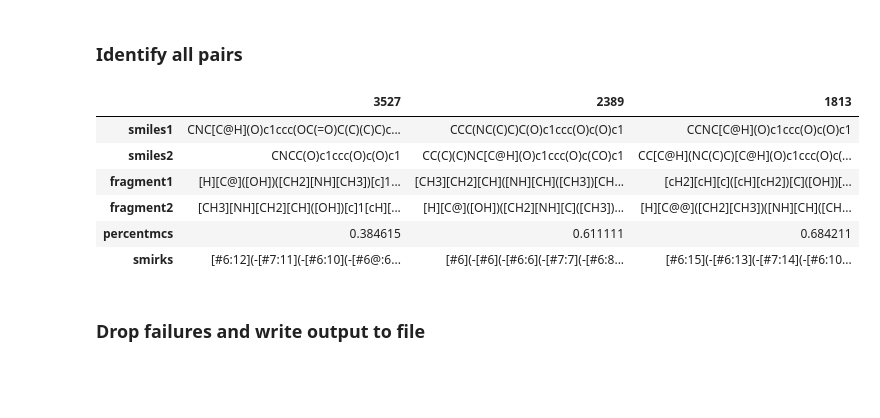
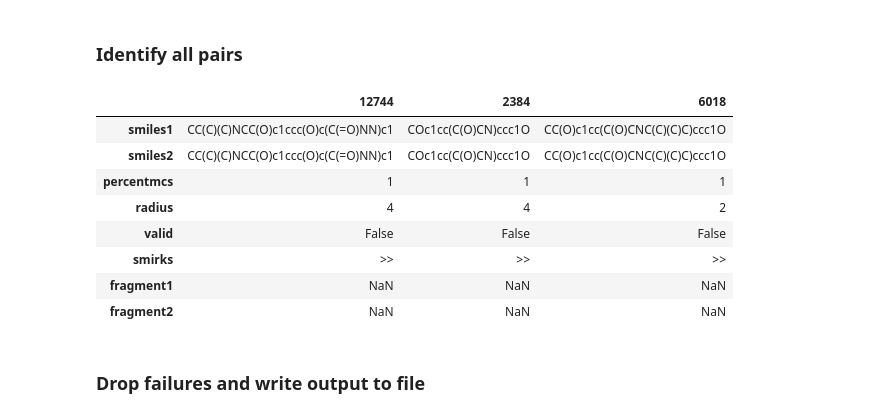
Before and after one commit to warner121/wizepair2, a Jupyter notebook: notebooks/beta2_agonists_part2.ipynb, the cells around one changed output. Drawn from its saved outputs; the diff is of its cells as text; code cells hidden in the pictures; blank space fills up the shorter version.

Commit message:
Iterate over progresivle smaller radii to yields multiple mmp per pair.

```diff
--- a/notebooks/beta2_agonists_part2.ipynb
+++ b/notebooks/beta2_agonists_part2.ipynb
@@ -42,16 +42,19 @@ df_pairs
 ### Identify all pairs
 # %%
 df_pairs = df_pairs.progress_apply(lambda x: MMP(x.stripped_smiles_x, x.stripped_smiles_y, fuzziness=5).execute(), axis=1)
-df_pairs = pd.json_normalize(df_pairs)
-df_pairs.sample(3).transpose()
-# %% [output]
-|  | 3527 | 2389 | 1813 |
-| smiles1 | CNC[C@H](O)c1ccc(OC(=O)C(C)(C)C)c... | CCC(NC(C)C)C(O)c1ccc(O)c(O)c1 | CCNC[C@H](O)c1ccc(O)c(O)c1 |
-| smiles2 | CNCC(O)c1ccc(O)c(O)c1 | CC(C)(C)NC[C@H](O)c1ccc(O)c(CO)c1 | CC[C@H](NC(C)C)[C@H](O)c1ccc(O)c(... |
-| fragment1 | [H][C@]([OH])([CH2][NH][CH3])[c]1... | [CH3][CH2][CH]([NH][CH]([CH3])[CH... | [cH2][cH][c]([cH][cH2])[C]([OH])[... |
-| fragment2 | [CH3][NH][CH2][CH]([OH])[c]1[cH][... | [H][C@]([OH])([CH2][NH][C]([CH3])... | [H][C@@]([CH2][CH3])([NH][CH]([CH... |
-| percentmcs | 0.384615 | 0.611111 | 0.684211 |
-| smirks | [#6:12](-[#7:11](-[#6:10](-[#6@:6... | [#6](-[#6](-[#6:6](-[#7:7](-[#6:8... | [#6:15](-[#6:13](-[#7:14](-[#6:10... |
+# %%
+df_pairs = pd.json_normalize(df_pairs.explode())
+df_pairs.sample(3).transpose()
+# %% [output]
+|  | 12744 | 2384 | 6018 |
+| smiles1 | CC(C)(C)NCC(O)c1ccc(O)c(C(=O)NN)c1 | COc1cc(C(O)CN)ccc1O | CC(O)c1cc(C(O)CNC(C)(C)C)ccc1O |
+| smiles2 | CC(C)(C)NCC(O)c1ccc(O)c(C(=O)NN)c1 | COc1cc(C(O)CN)ccc1O | CC(O)c1cc(C(O)CNC(C)(C)C)ccc1O |
+| percentmcs | 1 | 1 | 1 |
+| radius | 4 | 4 | 2 |
+| valid | False | False | False |
+| smirks | >> | >> | >> |
+| fragment1 | NaN | NaN | NaN |
+| fragment2 | NaN | NaN | NaN |
 # %% [markdown]
 ### Drop failures and write output to file
 # %%
```
Also changed, not shown: parts of 1 cell of this notebook, 3 other files.
